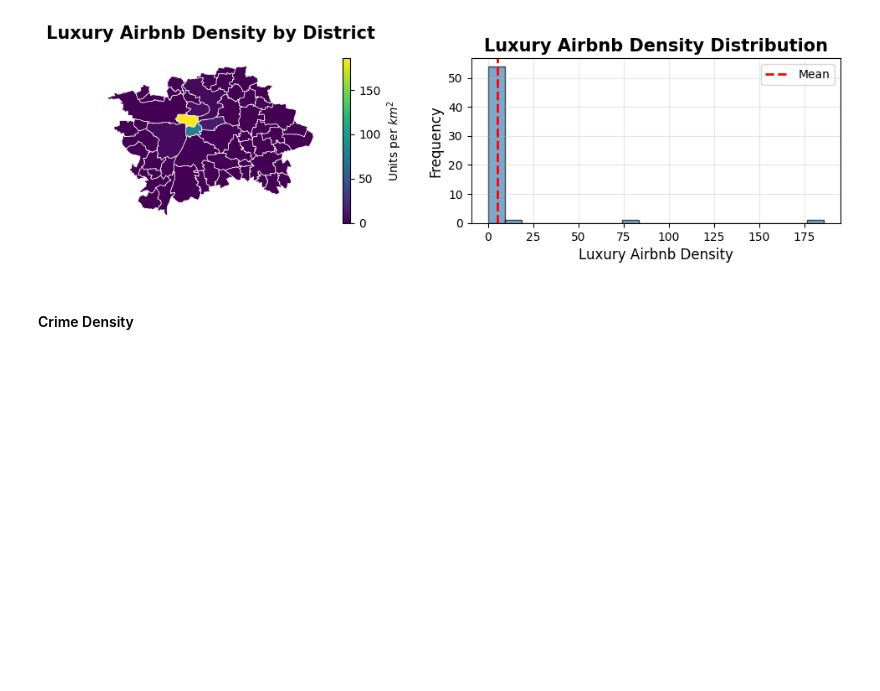
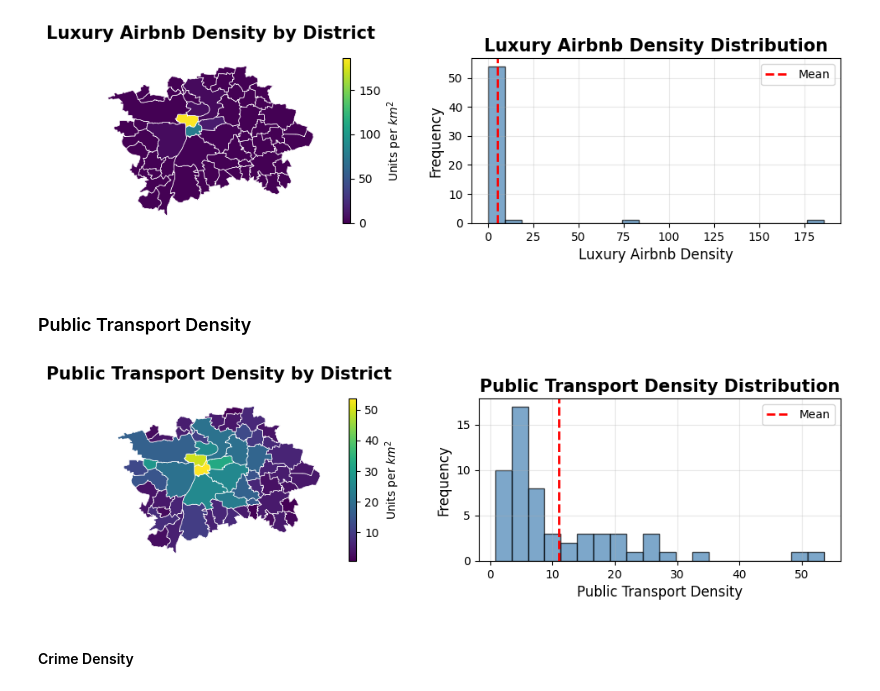
Before and after one commit to OiKek/SAN, a Jupyter notebook: src/data-visualization.ipynb, the cells around one changed output. Drawn from its saved outputs; the diff is of its cells as text; code cells hidden in the pictures; blank space fills up the shorter version.

Commit message:
Update visualizations

```diff
--- a/src/data-visualization.ipynb
+++ b/src/data-visualization.ipynb
@@ -79,6 +79,33 @@ plt.tight_layout()
 plt.show()
 # %% [output]
 [figure]
+# %% [markdown]
+### Public Transport Density
+# %%
+fig, (ax1, ax2) = plt.subplots(1, 2, figsize=(10, 3))
+
+df.plot(
+    column='mhd_density',
+    ax=ax1,
+    legend=True,
+    legend_kwds={'label': "Units per $km^2$"},
+    edgecolor='white',
+    linewidth=0.5)
+ax1.set_title('Public Transport Density by District', fontsize=15, fontweight='bold')
+ax1.axis('off')
+
+ax2.hist(df['mhd_density'], bins=20, edgecolor='black', color='steelblue', alpha=0.7)
+ax2.set_title('Public Transport Density Distribution', fontsize=15, fontweight='bold')
+ax2.set_xlabel('Public Transport Density', fontsize=12)
+ax2.set_ylabel('Frequency', fontsize=12)
+ax2.axvline(df['mhd_density'].mean(), color='red', linestyle='--', linewidth=2, label='Mean')
+ax2.legend()
+ax2.grid(True, alpha=0.3)
+
+plt.tight_layout()
+plt.show()
+# %% [output]
+[figure, added]
 # %% [markdown]
 #### Crime Density
 # %%
```
